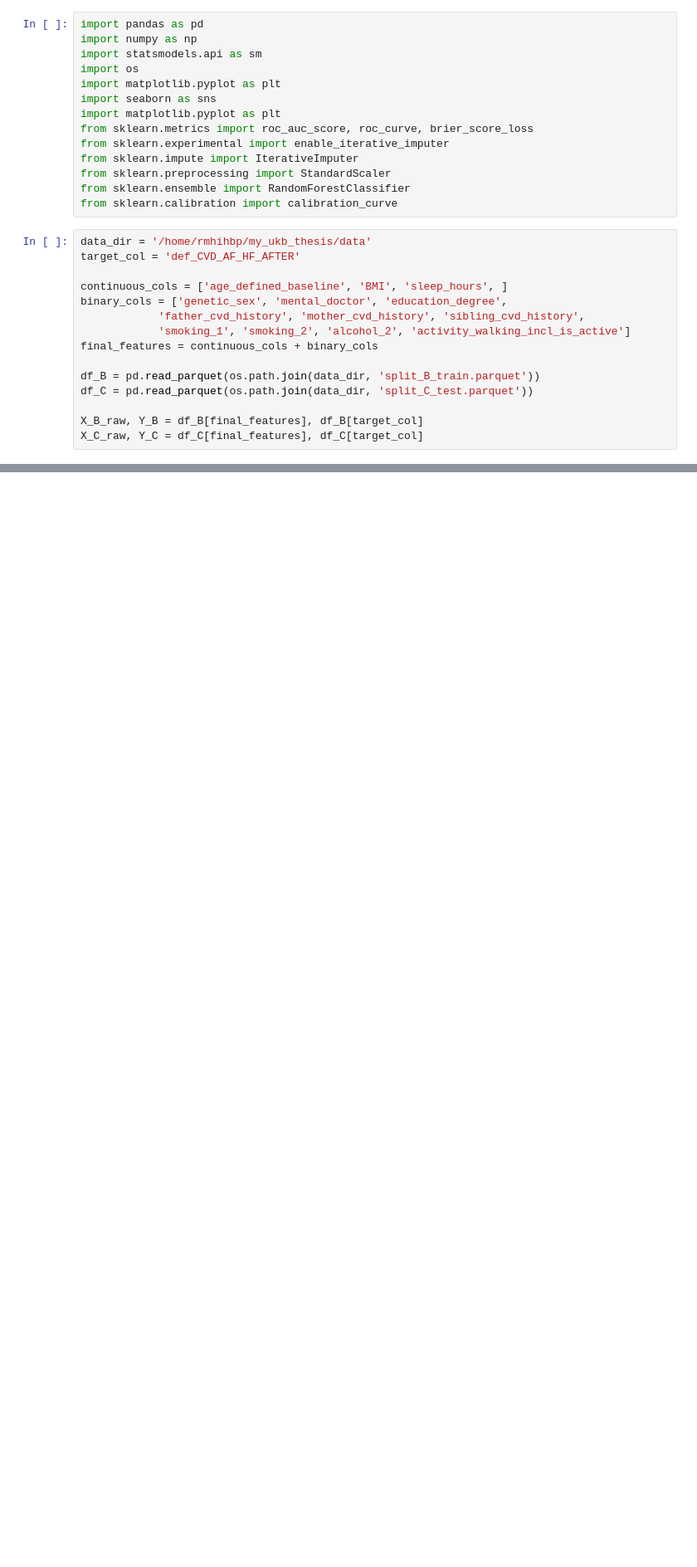
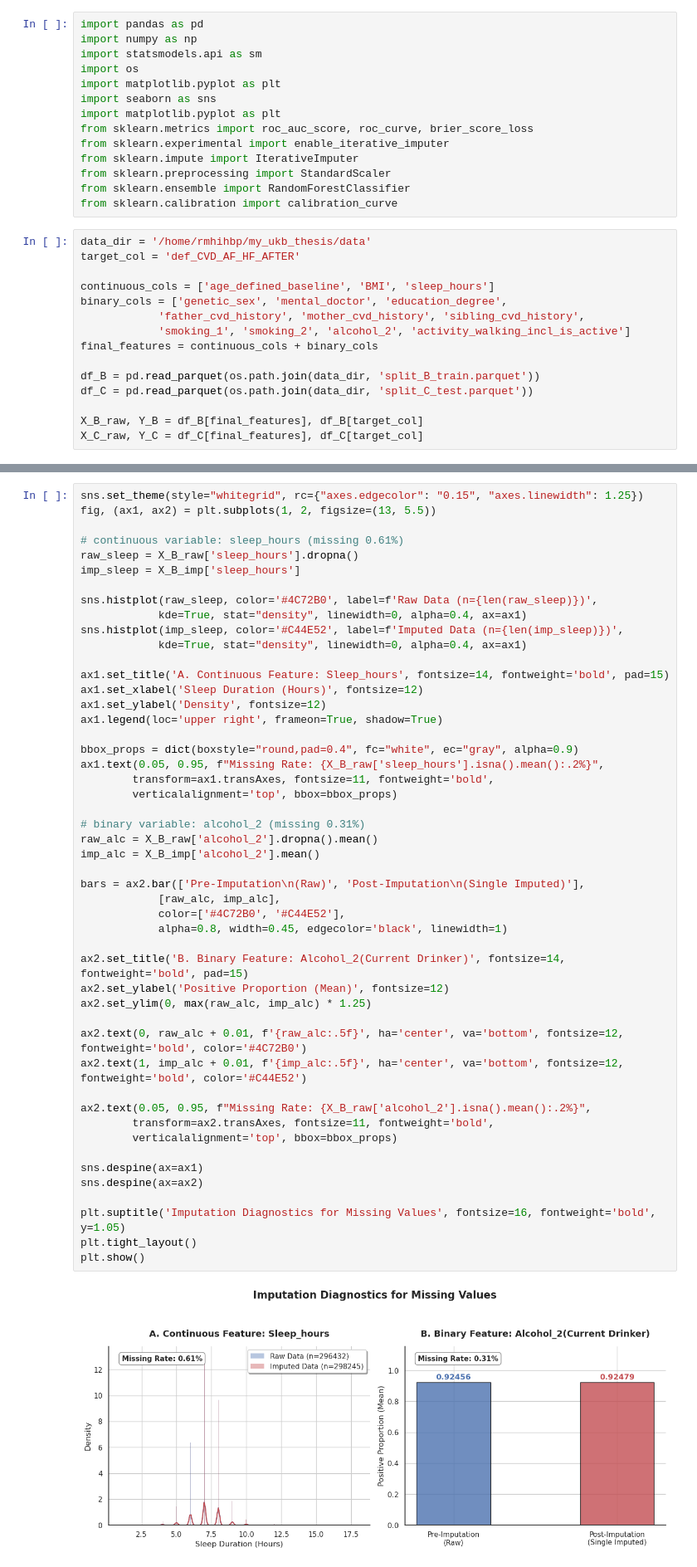
Before and after one commit to jialezhao666/Project-30---Causal-Modeling-of-Lifestyle-Factors-for-CVD-Risk-Prediction, a Jupyter notebook: baseline_model_training.ipynb, the cells around one changed output, grey strips where cells are left out. Shown at 83% size. Drawn from its saved outputs; the diff is of its cells as text; blank space fills up the shorter version.

Commit message:
update split to 5/65/30, add imputation histograms, heatmap and univariate analysis

```diff
--- a/baseline_model_training.ipynb
+++ b/baseline_model_training.ipynb
@@ -16,7 +16,7 @@ from sklearn.calibration import calibration_curve
 data_dir = '/home/rmhihbp/my_ukb_thesis/data'
 target_col = 'def_CVD_AF_HF_AFTER'
 
-continuous_cols = ['age_defined_baseline', 'BMI', 'sleep_hours', ]
+continuous_cols = ['age_defined_baseline', 'BMI', 'sleep_hours']
 binary_cols = ['genetic_sex', 'mental_doctor', 'education_degree',
             'father_cvd_history', 'mother_cvd_history', 'sibling_cvd_history',
             'smoking_1', 'smoking_2', 'alcohol_2', 'activity_walking_incl_is_active']
@@ -38,0 +50,51 @@ for col in binary_cols: # round and clip binary features to ensure they remain 0
+# %%
+sns.set_theme(style="whitegrid", rc={"axes.edgecolor": "0.15", "axes.linewidth": 1.25})
+fig, (ax1, ax2) = plt.subplots(1, 2, figsize=(13, 5.5))
+
+# continuous variable: sleep_hours (missing 0.61%)
+raw_sleep = X_B_raw['sleep_hours'].dropna()
+imp_sleep = X_B_imp['sleep_hours']
+
+sns.histplot(raw_sleep, color='#4C72B0', label=f'Raw Data (n={len(raw_sleep)})',
+            kde=True, stat="density", linewidth=0, alpha=0.4, ax=ax1)
+sns.histplot(imp_sleep, color='#C44E52', label=f'Imputed Data (n={len(imp_sleep)})',
+            kde=True, stat="density", linewidth=0, alpha=0.4, ax=ax1)
+
+ax1.set_title('A. Continuous Feature: Sleep_hours', fontsize=14, fontweight='bold', pad=15)
+ax1.set_xlabel('Sleep Duration (Hours)', fontsize=12)
+ax1.set_ylabel('Density', fontsize=12)
+ax1.legend(loc='upper right', frameon=True, shadow=True)
+
+bbox_props = dict(boxstyle="round,pad=0.4", fc="white", ec="gray", alpha=0.9)
+ax1.text(0.05, 0.95, f"Missing Rate: {X_B_raw['sleep_hours'].isna().mean():.2%}",
+        transform=ax1.transAxes, fontsize=11, fontweight='bold',
+        verticalalignment='top', bbox=bbox_props)
+
+# binary variable: alcohol_2 (missing 0.31%)
+raw_alc = X_B_raw['alcohol_2'].dropna().mean()
+imp_alc = X_B_imp['alcohol_2'].mean()
+
+bars = ax2.bar(['Pre-Imputation\n(Raw)', 'Post-Imputation\n(Single Imputed)'],
+            [raw_alc, imp_alc],
+            color=['#4C72B0', '#C44E52'],
+            alpha=0.8, width=0.45, edgecolor='black', linewidth=1)
+
+ax2.set_title('B. Binary Feature: Alcohol_2(Current Drinker)', fontsize=14, fontweight='bold', pad=15)
+ax2.set_ylabel('Positive Proportion (Mean)', fontsize=12)
+ax2.set_ylim(0, max(raw_alc, imp_alc) * 1.25)
+
+ax2.text(0, raw_alc + 0.01, f'{raw_alc:.5f}', ha='center', va='bottom', fontsize=12, fontweight='bold', color='#4C72B0')
+ax2.text(1, imp_alc + 0.01, f'{imp_alc:.5f}', ha='center', va='bottom', fontsize=12, fontweight='bold', color='#C44E52')
+
+ax2.text(0.05, 0.95, f"Missing Rate: {X_B_raw['alcohol_2'].isna().mean():.2%}",
+        transform=ax2.transAxes, fontsize=11, fontweight='bold',
+        verticalalignment='top', bbox=bbox_props)
+
+sns.despine(ax=ax1)
+sns.despine(ax=ax2)
+
+plt.suptitle('Imputation Diagnostics for Missing Values', fontsize=16, fontweight='bold', y=1.05)
+plt.tight_layout()
+plt.show()
+# %% [output]
+[figure, added]
```
Also changed, not shown: parts of 9 cells of this notebook, 2 other files.
